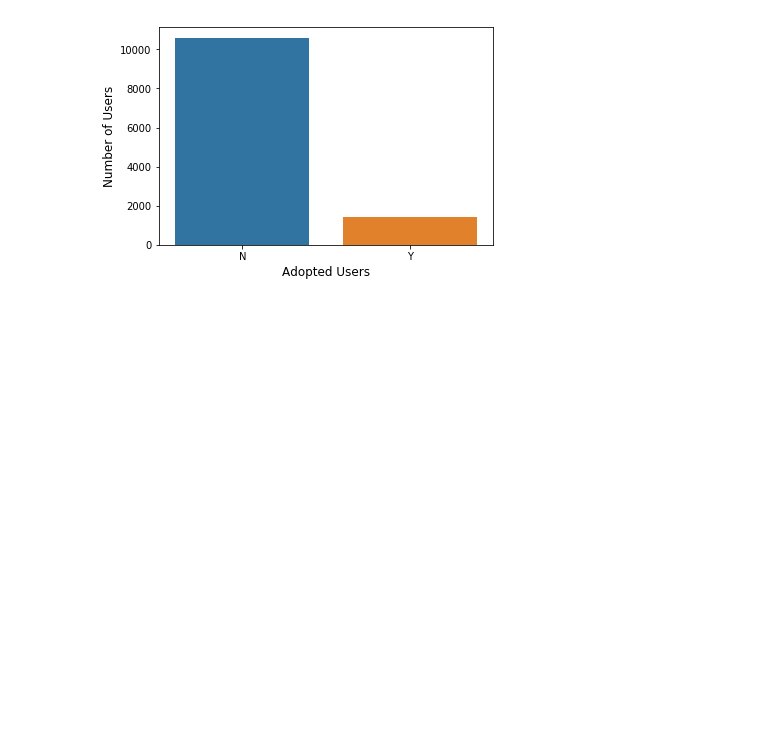
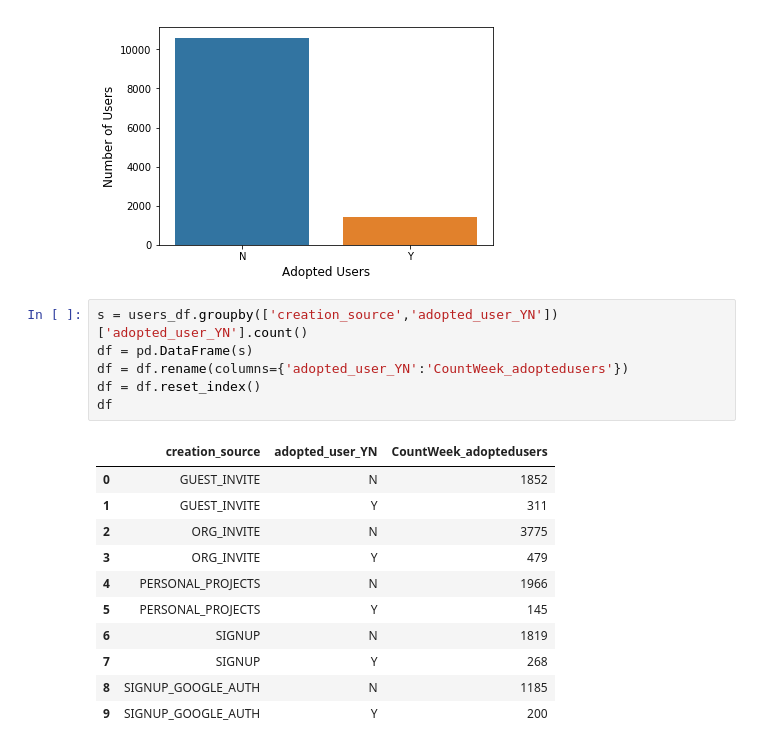
Before and after one commit to ravic1982/Springboard-Exercise, a Jupyter notebook: Take Home Challenge 2.ipynb, the cells around one changed output. Cells and saved outputs as stored; diff of their text form; blank space fills up the shorter version.

```diff
--- a/Take Home Challenge 2.ipynb
+++ b/Take Home Challenge 2.ipynb
@@ -103,3 +91,21 @@ plt.ylabel('Number of Users',fontsize = 12)
 plt.show()
 # %% [output]
 [figure]
+# %%
+s = users_df.groupby(['creation_source','adopted_user_YN'])['adopted_user_YN'].count()
+df = pd.DataFrame(s)
+df = df.rename(columns={'adopted_user_YN':'CountWeek_adoptedusers'})
+df = df.reset_index()
+df
+# %% [output]
+|  | creation_source | adopted_user_YN | CountWeek_adoptedusers |
+| 0 | GUEST_INVITE | N | 1852 |
+| 1 | GUEST_INVITE | Y | 311 |
+| 2 | ORG_INVITE | N | 3775 |
+| 3 | ORG_INVITE | Y | 479 |
+| 4 | PERSONAL_PROJECTS | N | 1966 |
+| 5 | PERSONAL_PROJECTS | Y | 145 |
+| 6 | SIGNUP | N | 1819 |
+| 7 | SIGNUP | Y | 268 |
+| 8 | SIGNUP_GOOGLE_AUTH | N | 1185 |
+| 9 | SIGNUP_GOOGLE_AUTH | Y | 200 |
```
Also changed, not shown: parts of 12 cells of this notebook.
